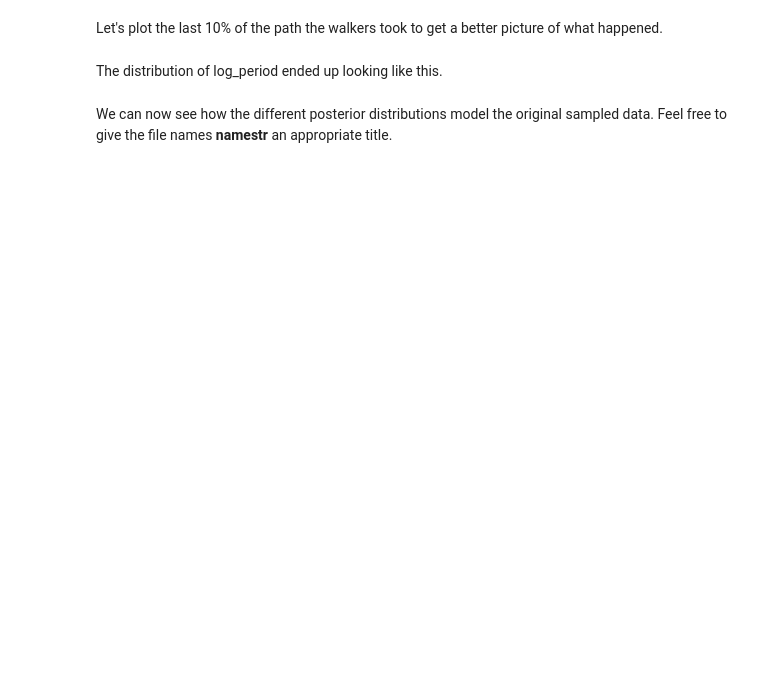
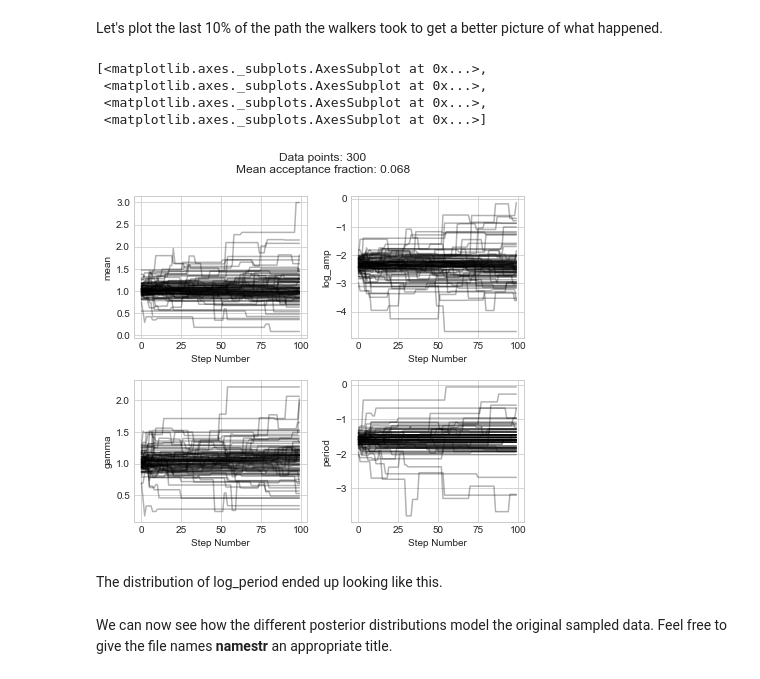
Before and after one commit to dirac-institute/CometGPs, a Jupyter notebook: cwl_sandbox/A Motivating Example.ipynb, the cells around one changed output. Saved outputs shown, nothing was run; the diff lists cells and outputs as text; code cells hidden in the pictures; blank space fills up the shorter version.

```diff
--- a/cwl_sandbox/A Motivating Example.ipynb
+++ b/cwl_sandbox/A Motivating Example.ipynb
@@ -260,4 +278,4 @@ sampler = emcee.EnsembleSampler(nwalkers, ndim, post_lnlikelihood, threads=1)
 And now let's run the sampler! You can specify how many steps you want the walkers to take. A minimum of 500 is highly recommended. And remember, depending on what sort of machine you're running this on, this might take some time.
 # %%
 %%time
-mcmc_sampling = sampler.run_mcmc(p0, 1000)
+mcmc_sampling = sampler.run_mcmc(p0, 100)
@@ -264,7 +285,13 @@ mcmc_sampling = sampler.run_mcmc(p0, 1000)
 # %% [markdown]
 Let's plot the last 10% of the path the walkers took to get a better picture of what happened.
 # %%
-plot_steps(sampler, dims = ['mean', 'log_amp', 'gamma', 'log_period'], p0=[params], data_pts=len(fsample))
+plot_steps(sampler, dims = ['mean', 'log_amp', 'gamma', 'period'], p0=[params], data_pts=len(fsample))
+# %% [output]
+[<matplotlib.axes._subplots.AxesSubplot at 0x...>,
+ <matplotlib.axes._subplots.AxesSubplot at 0x...>,
+ <matplotlib.axes._subplots.AxesSubplot at 0x...>,
+ <matplotlib.axes._subplots.AxesSubplot at 0x...>]
+[figure, added]
 # %% [markdown]
 The distribution of log_period ended up looking like this.
 # %%
```
Also changed, not shown: parts of 12 cells of this notebook, 32 other files.
